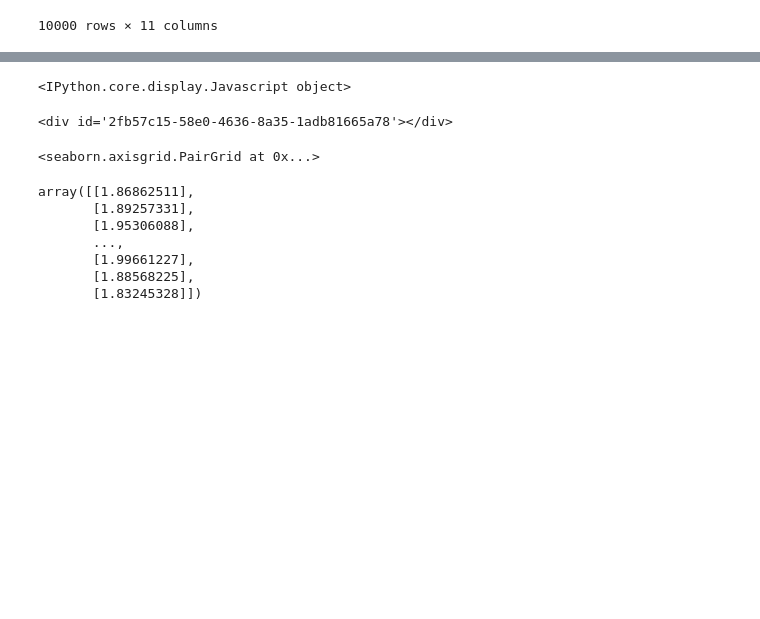
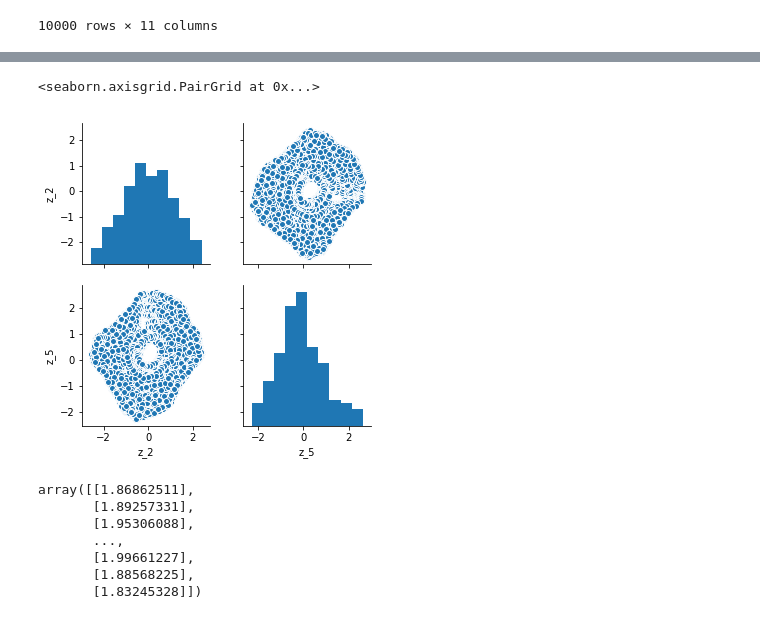
Before and after one commit to DarthPumpkin/generative-parametrizations, a Jupyter notebook: scripts/pendulum_latent_plots.ipynb, the cells around one changed output, grey strips where cells are left out. Saved outputs shown, nothing was run; the diff lists cells and outputs as text; code cells hidden in the pictures; blank space fills up the shorter version.

Commit message:
fix for plot again

```diff
--- a/scripts/pendulum_latent_plots.ipynb
+++ b/scripts/pendulum_latent_plots.ipynb
@@ -6,9 +6,9 @@ import matplotlib.pyplot as plt
 import os
 import seaborn as sns
 import pandas as pd
-import gpp
+import _gpp
 
-data_path = "./data"
+data_path = "../data"
 dataset = np.load(os.path.join(data_path, 'pendulum_v0_imgs.npz'))
 data_details = pd.read_pickle(os.path.join(data_path, 'pendulum_v0_details.pkl'))
 data_latent = np.load(os.path.join(data_path, 'pendulum_v0_latent_kl2rl1-z6-b100.npz'))['arr_0']
@@ -105,9 +105,8 @@ sns.pairplot(bar, x_vars=('pendulum_mass', 'pendulum_length'), y_vars=('z_0', 'z
 # %%
-sns.pairplot(bar, vars=('z_0', 'z_1', 'z_2', 'z_3', 'z_4', 'z_5'))
+sns.pairplot(bar, vars=( 'z_2', 'z_5'))
 # %% [output]
-<IPython.core.display.Javascript object>
+<seaborn.axisgrid.PairGrid at 0x...>
-<div id='2fb57c15-58e0-4636-8a35-1adb81665a78'></div>
-<seaborn.axisgrid.PairGrid at 0x...>
+[figure, added]
 # %%
 angle_normalize(thetas).reshape(-1, 1)
 # %% [output]
```
Also changed, not shown: parts of 5 cells of this notebook.
